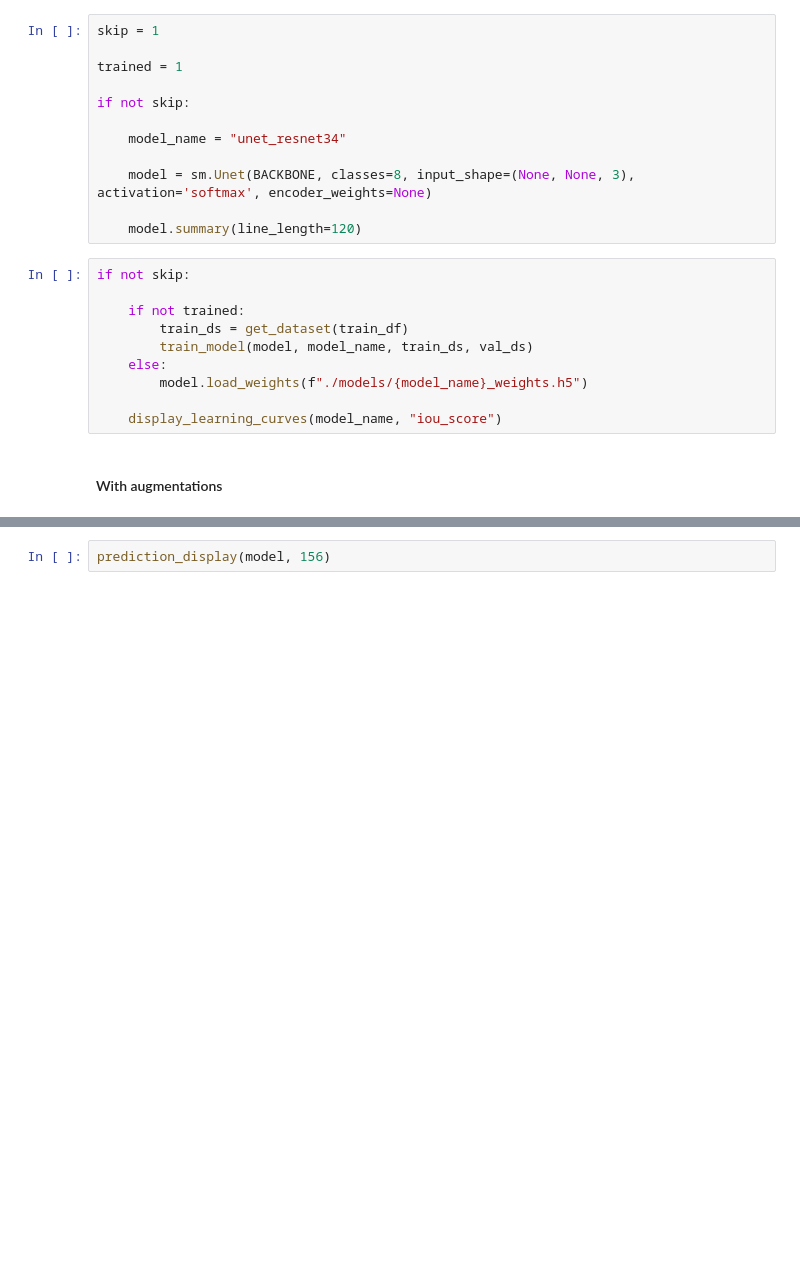
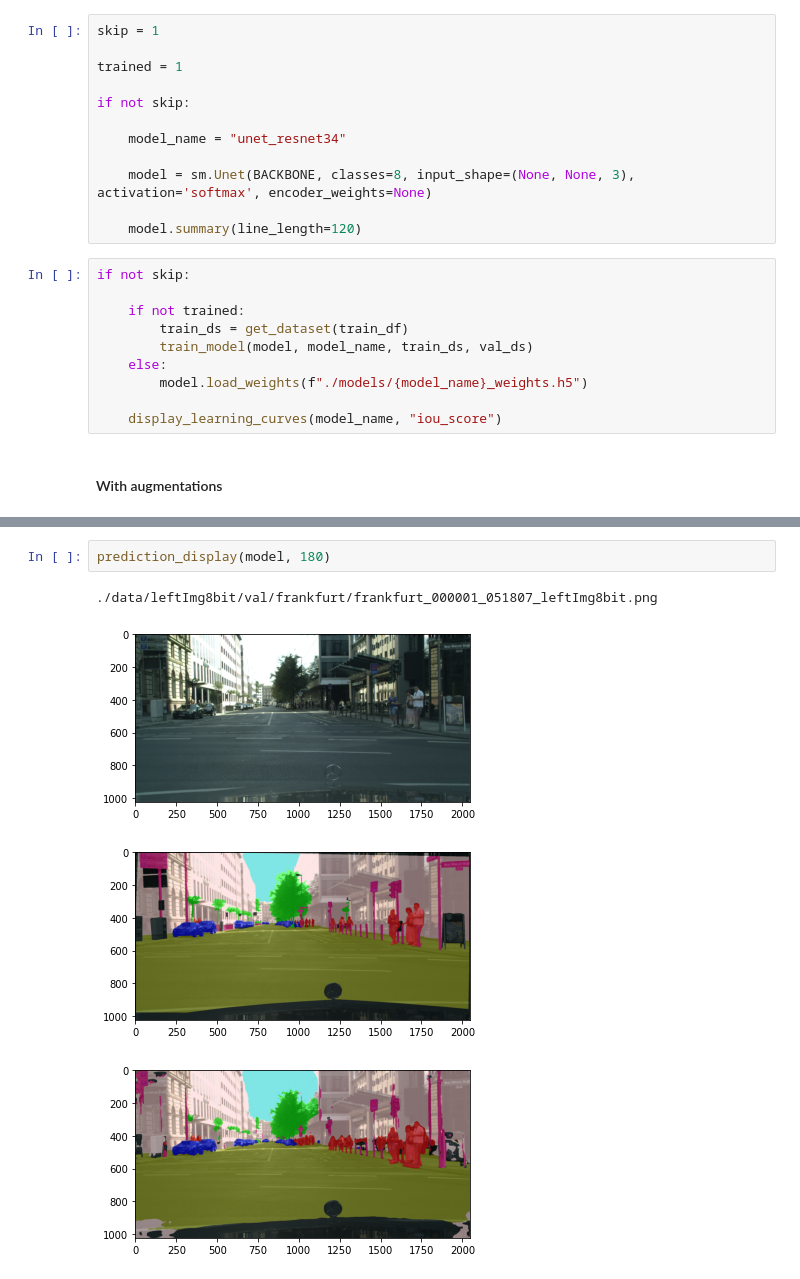
Before and after one commit to ThibaultDieudonne/Car-Computer-Vision-development, a Jupyter notebook: n.ipynb, the cells around one changed output, grey strips where cells are left out. Cells and saved outputs as stored; diff of their text form; blank space fills up the shorter version.

```diff
--- a/n.ipynb
+++ b/n.ipynb
@@ -432,5 +449,10 @@ if not skip:
 # %%
-prediction_display(model, 156)
+prediction_display(model, 180)
+# %% [output]
+./data/leftImg8bit/val/frankfurt/frankfurt_000001_051807_leftImg8bit.png
+[figure, added]
+[figure, added]
+[figure, added]
 # %%
 get_results()
 # %% [output]
```
Also changed, not shown: parts of 3 cells of this notebook, 1 other file.
